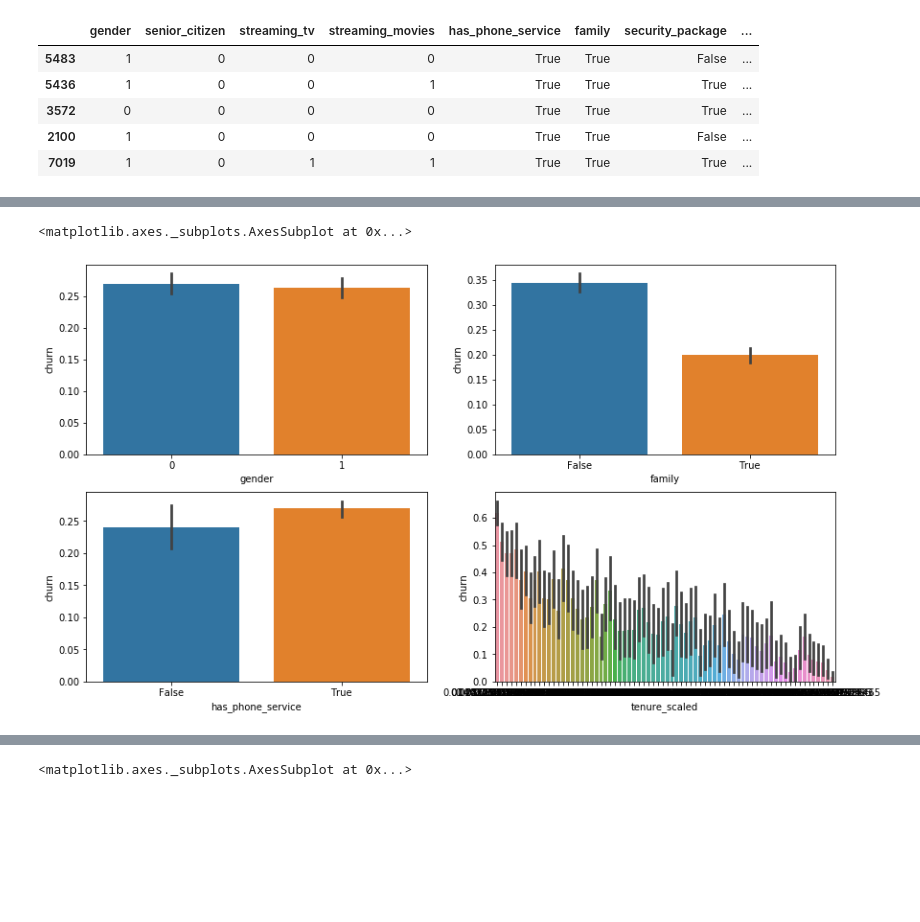
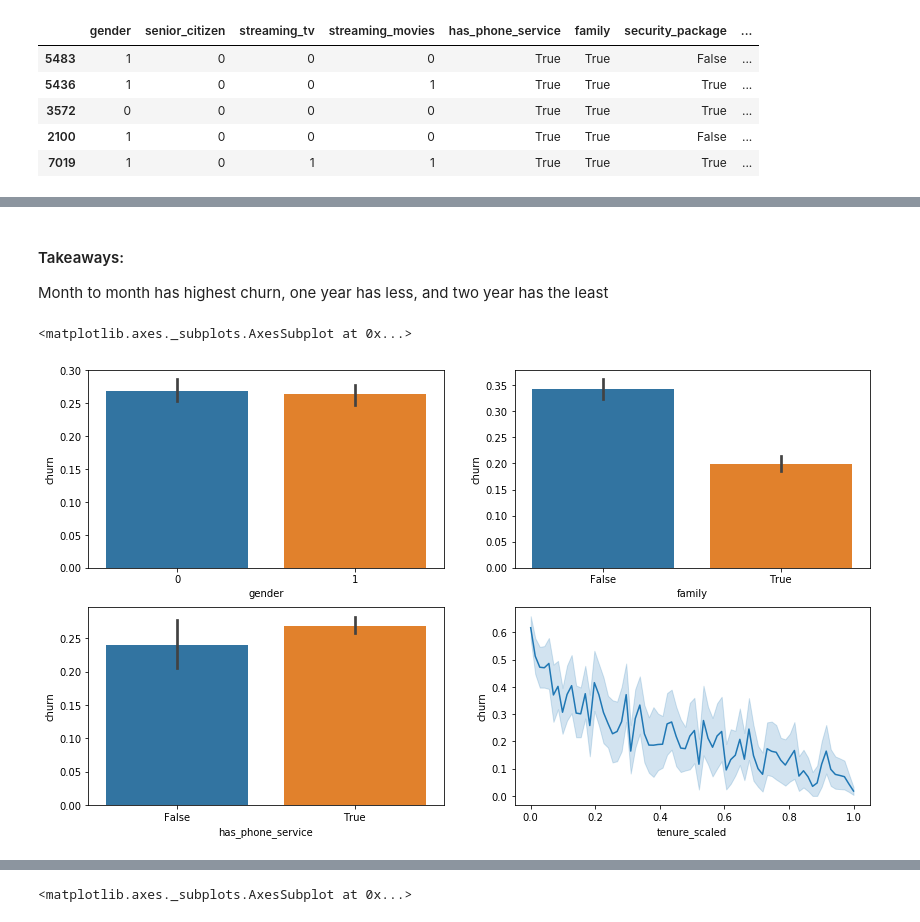
Before and after one commit to Jeff-Hutchins/telco-churn-project, a Jupyter notebook: exploration.ipynb, the cells around one changed output, grey strips where cells are left out. Saved outputs shown, nothing was run; the diff lists cells and outputs as text; code cells hidden in the pictures; blank space fills up the shorter version.

```diff
--- a/exploration.ipynb
+++ b/exploration.ipynb
@@ -169,13 +198,13 @@ X_test = X_test.drop(columns=[1, 2, 3])
 
 X_train, X_test = prepare.encode(X_train, X_test, 'contract_type_id')
 
-X_train['Month-to-Month'] = X_train[1]
-X_train['One Year'] = X_train[2]
-X_train['Two Year'] = X_train[3]
+X_train['month_to_month'] = X_train[1]
+X_train['one_year'] = X_train[2]
+X_train['two_year'] = X_train[3]
 
-X_test['Month-to-Month'] = X_test[1]
-X_test['One Year'] = X_test[2]
-X_test['Two Year'] = X_test[3]
+X_test['month_to_month'] = X_test[1]
+X_test['one_year'] = X_test[2]
+X_test['two_year'] = X_test[3]
 
 X_train = X_train.drop(columns='contract_type_id')
 X_test = X_test.drop(columns='contract_type_id')
@@ -209,17 +269,20 @@ df_train.head()
+# %% [markdown]
+#### Takeaways:
+Month to month has highest churn, one year has less, and two year has the least
 # %%
 plt.figure(figsize=(14,8))
 
 plt.subplot(2,2,1)
 sns.barplot(x="gender", y="churn", data=df_train)
 
 plt.subplot(2,2,2)
 sns.barplot(x="family", y="churn", data=df_train)
 
 plt.subplot(2,2,3)
 sns.barplot(x="has_phone_service", y="churn", data=df_train)
 
 plt.subplot(2,2,4)
-sns.barplot(x="tenure_scaled", y="churn", data=df_train)
+sns.lineplot(x="tenure_scaled", y="churn", data=df_train)
 # %% [output]
 <matplotlib.axes._subplots.AxesSubplot at 0x...>
-[figure, old version]
+[figure, new version]
```
Also changed, not shown: parts of 9 cells of this notebook, 3 other files.
